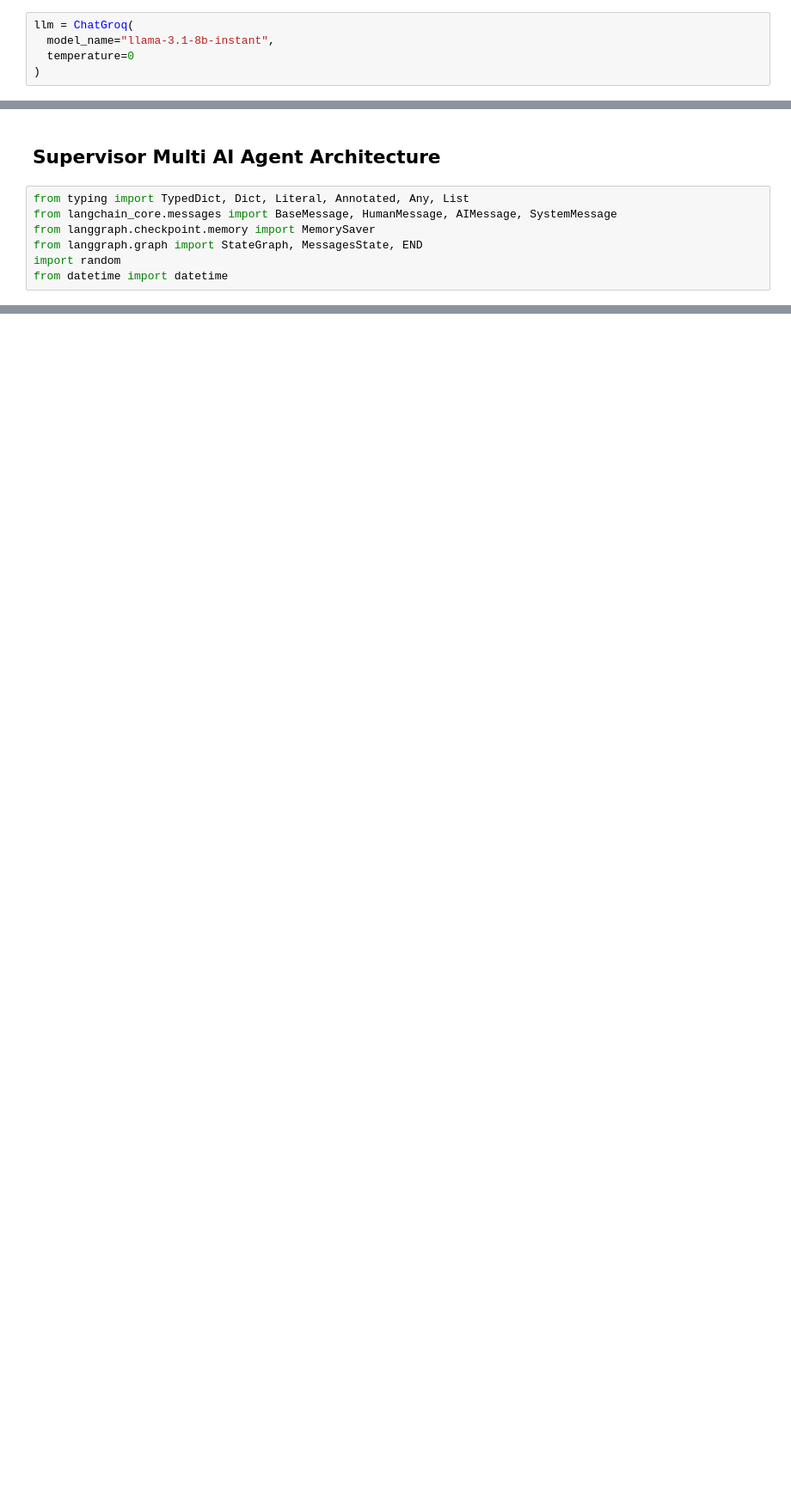
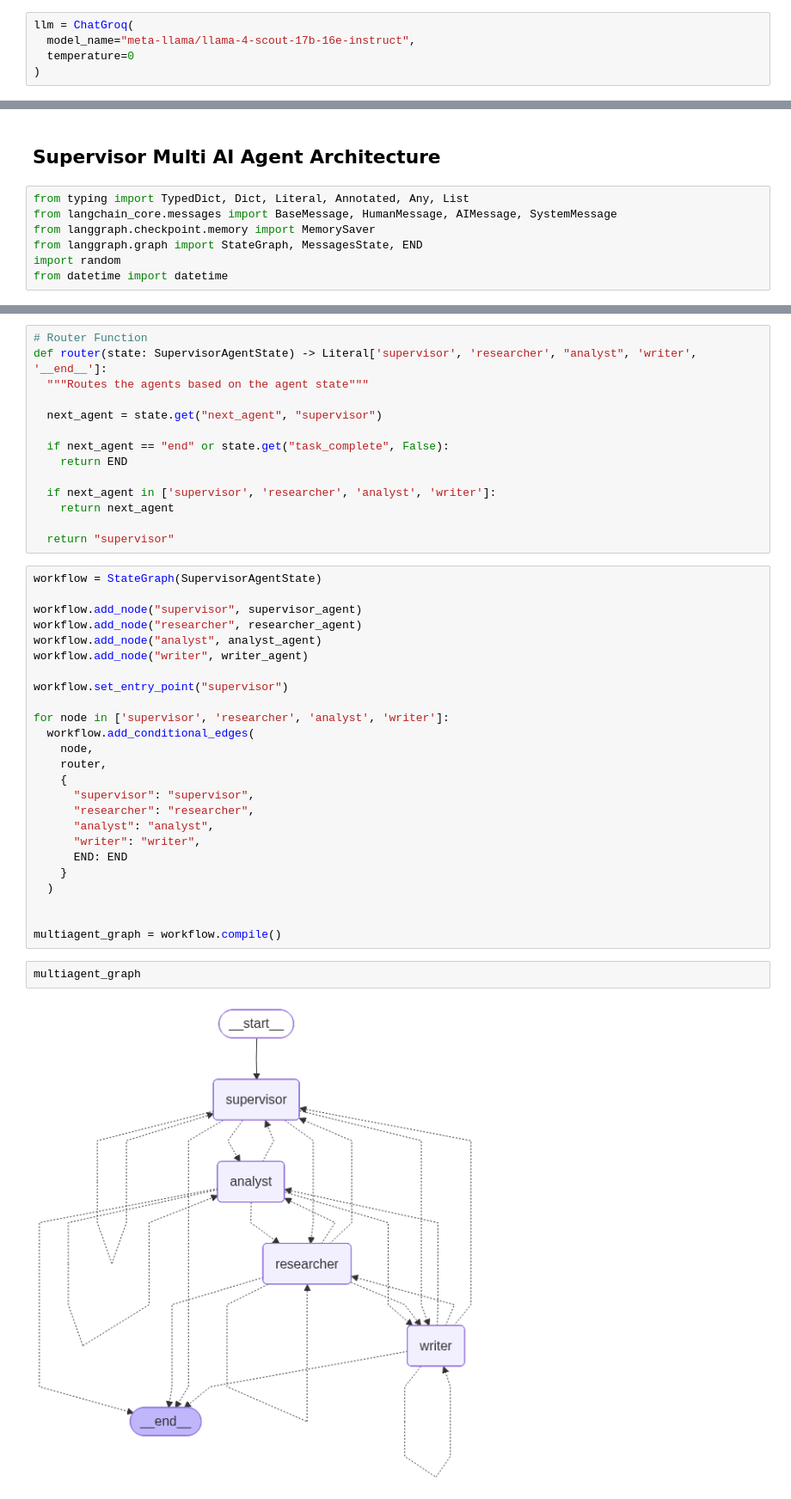
Before and after one commit to ahmadimrannn/agentic-langgraph, a Jupyter notebook: 4-MutiAI-Agents/multi_ai_agent.ipynb, the cells around one changed output, grey strips where cells are left out. Shown at 86% size. Drawn from its saved outputs; the diff is of its cells as text; blank space fills up the shorter version.

Commit message:
Develop multi agent supervisor architecture

```diff
--- a/4-MutiAI-Agents/multi_ai_agent.ipynb
+++ b/4-MutiAI-Agents/multi_ai_agent.ipynb
@@ -36,7 +36,7 @@ def write_summary(content: str) -> str:
   return summary
 # %%
 llm = ChatGroq(
-  model_name="llama-3.1-8b-instant",
+  model_name="meta-llama/llama-4-scout-17b-16e-instruct",
   temperature=0
 )
 # %%
@@ -151,0 +344,43 @@ from datetime import datetime
+# %%
+# Router Function
+def router(state: SupervisorAgentState) -> Literal['supervisor', 'researcher', "analyst", 'writer', '__end__']:
+  """Routes the agents based on the agent state"""
+
+  next_agent = state.get("next_agent", "supervisor")
+
+  if next_agent == "end" or state.get("task_complete", False):
+    return END
+
+  if next_agent in ['supervisor', 'researcher', 'analyst', 'writer']:
+    return next_agent
+
+  return "supervisor"
+# %%
+workflow = StateGraph(SupervisorAgentState)
+
+workflow.add_node("supervisor", supervisor_agent)
+workflow.add_node("researcher", researcher_agent)
+workflow.add_node("analyst", analyst_agent)
+workflow.add_node("writer", writer_agent)
+
+workflow.set_entry_point("supervisor")
+
+for node in ['supervisor', 'researcher', 'analyst', 'writer']:
+  workflow.add_conditional_edges(
+    node,
+    router,
+    {
+      "supervisor": "supervisor",
+      "researcher": "researcher",
+      "analyst": "analyst",
+      "writer": "writer",
+      END: END
+    }
+  )
+
+
+multiagent_graph = workflow.compile()
+# %%
+multiagent_graph
+# %% [output]
+[figure, added]
```
Also changed, not shown: parts of 10 cells of this notebook.
